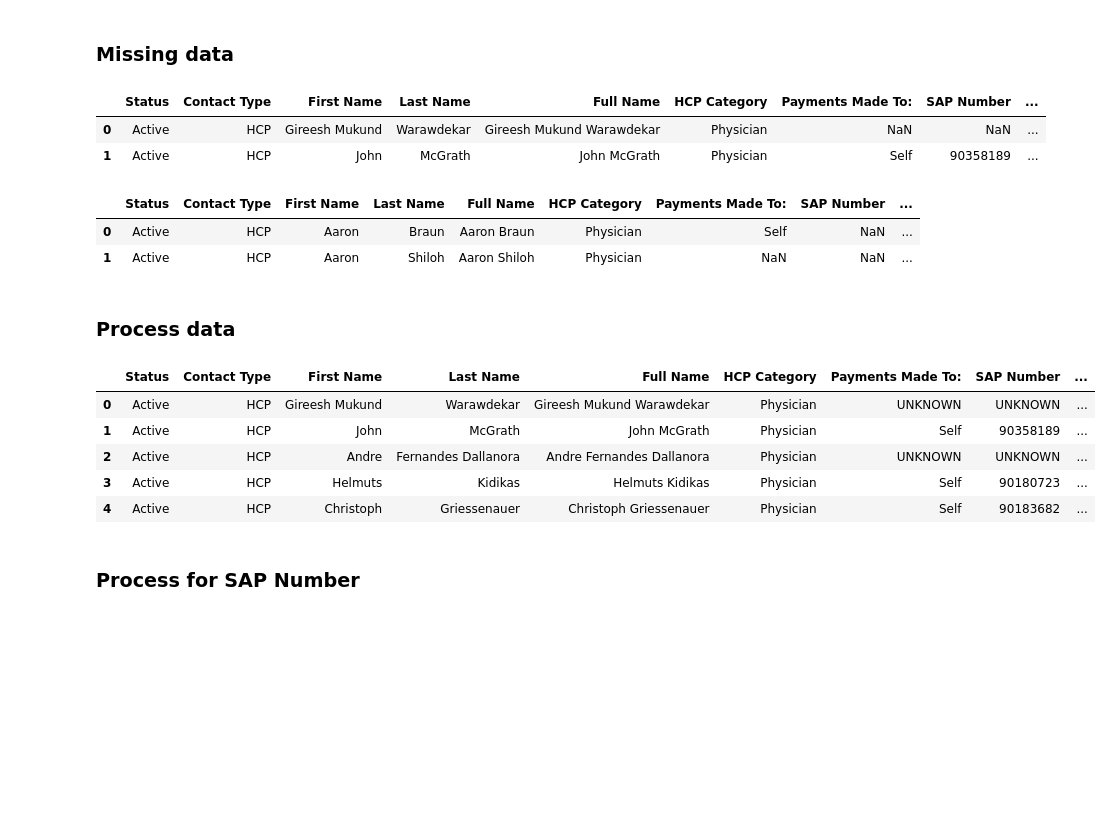
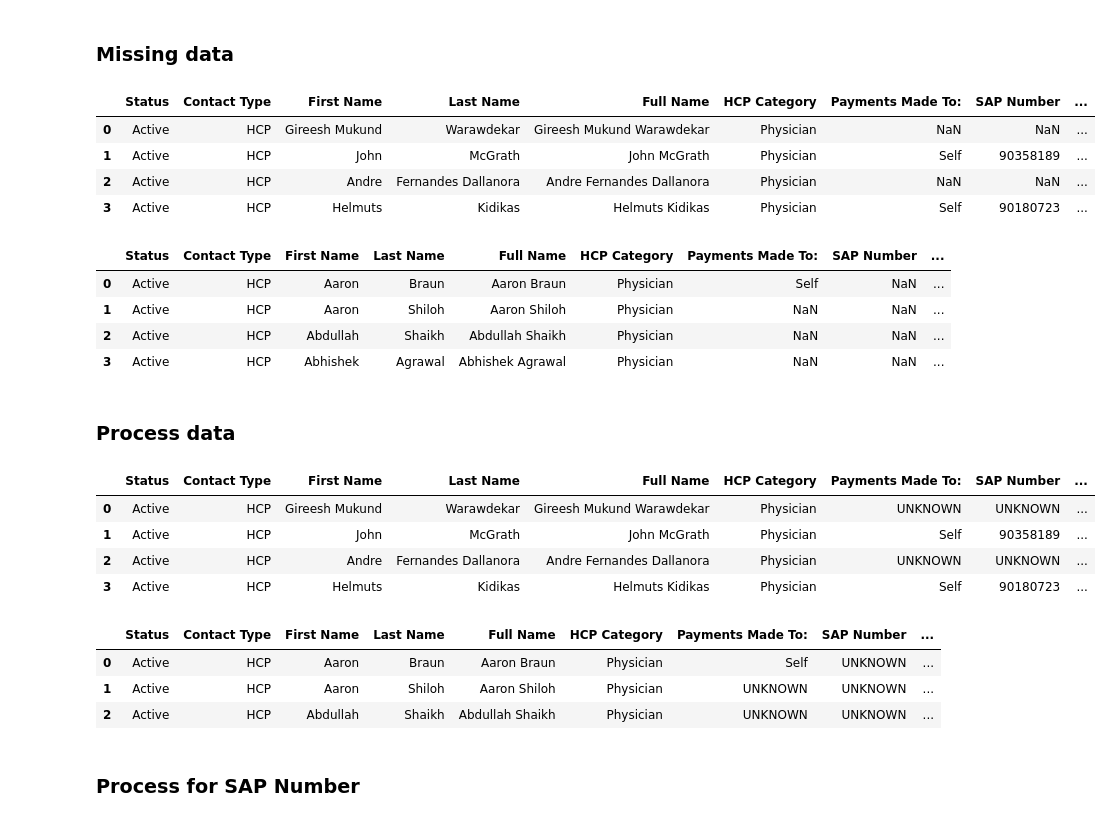
Before and after one commit to lidia-k/PatternX-Duplicate-Finder, a Jupyter notebook: notebook/EntityMatching_demo.ipynb, the cells around one changed output. Drawn from its saved outputs; the diff is of its cells as text; code cells hidden in the pictures; blank space fills up the shorter version.

```diff
--- a/notebook/EntityMatching_demo.ipynb
+++ b/notebook/EntityMatching_demo.ipynb
@@ -142,3 +164,24 @@ def detect_high_missing_features(df: pd.DataFrame, missing_percentage_threshold:
 # %%
 A = A.rename(columns={'Unnamed: 14': "Unnamed"})
 B = B.rename(columns={'Unnamed: 15': "Unnamed"})
+# %%
+def normalize_NPI(df: pd.DataFrame):
+    df['National Physician ID'] = df['National Physician ID'].fillna('UNKNOWN').astype(str)
+    # condition = df['National Physician ID'].astype(str).str.contains("OUS")
+    # df.loc[condition, 'National Physician ID'] = df.loc[condition, 'National Physician ID'].map(lambda x: 9e9)
+
+    # condition = df['National Physician ID'].astype(str).str.contains("CRM/RJ:")
+    # df.loc[condition, 'National Physician ID'] = df.loc[condition, 'National Physician ID'].map(lambda x: float(x.replace("CRM/RJ:", "").strip()) + 9e9)
+
+    # condition = df['National Physician ID'].astype(str).str.contains("CRM/PR:")
+    # df.loc[condition, 'National Physician ID'] = df.loc[condition, 'National Physician ID'].map(lambda x: float(x.replace("CRM/PR:", "").strip()) + 9e9)
+
+    # condition = df['National Physician ID'].astype(str).str.contains("CRM/SP")
+    # df.loc[condition, 'National Physician ID'] = df.loc[condition, 'National Physician ID'].map(lambda x: float(x.replace("CRM/SP", "").strip()) + 9e9)
+
+    # print(df['National Physician ID'].unique())
+    # df['processed_NPI'] = df['National Physician ID'].fillna('EM_' + uuid.uuid4().hex).astype(str)
+    return df
+# %%
+A = normalize_NPI(A)
+B = normalize_NPI(B)
@@ -151,17 +204,21 @@ removed_features = set(removed_features_for_A) & set(removed_features_for_B)
 A = A[[col for col in A.columns if col not in removed_features]]
 B = B[[col for col in B.columns if col not in removed_features]]
 # %%
-A.head(2)
+A.head(4)
 # %% [output]
 |  | Status | Contact Type | First Name | Last Name | Full Name | HCP Category | Payments Made To: | SAP Number | ... |
 | 0 | Active | HCP | Gireesh Mukund | Warawdekar | Gireesh Mukund Warawdekar | Physician | NaN | NaN | ... |
 | 1 | Active | HCP | John | McGrath | John McGrath | Physician | Self | 90358189 | ... |
+| 2 | Active | HCP | Andre | Fernandes Dallanora | Andre Fernandes Dallanora | Physician | NaN | NaN | ... |
+| 3 | Active | HCP | Helmuts | Kidikas | Helmuts Kidikas | Physician | Self | 90180723 | ... |
 # %%
-B.head(2)
+B.head(4)
 # %% [output]
 |  | Status | Contact Type | First Name | Last Name | Full Name | HCP Category | Payments Made To: | SAP Number | ... |
 | 0 | Active | HCP | Aaron | Braun | Aaron Braun | Physician | Self | NaN | ... |
 | 1 | Active | HCP | Aaron | Shiloh | Aaron Shiloh | Physician | NaN | NaN | ... |
+| 2 | Active | HCP | Abdullah | Shaikh | Abdullah Shaikh | Physician | NaN | NaN | ... |
+| 3 | Active | HCP | Abhishek | Agrawal | Abhishek Agrawal | Physician | NaN | NaN | ... |
 # %%
 common_columns = [col for col in A.columns if col in B.columns]
 A = A[common_columns]
@@ -224,14 +283,20 @@ for col in missing_columns_for_B:
 # %% [markdown]
 ### Process data
 # %%
-A.head()
+A.head(4)
 # %% [output]
 |  | Status | Contact Type | First Name | Last Name | Full Name | HCP Category | Payments Made To: | SAP Number | ... |
 | 0 | Active | HCP | Gireesh Mukund | Warawdekar | Gireesh Mukund Warawdekar | Physician | UNKNOWN | UNKNOWN | ... |
 | 1 | Active | HCP | John | McGrath | John McGrath | Physician | Self | 90358189 | ... |
 | 2 | Active | HCP | Andre | Fernandes Dallanora | Andre Fernandes Dallanora | Physician | UNKNOWN | UNKNOWN | ... |
 | 3 | Active | HCP | Helmuts | Kidikas | Helmuts Kidikas | Physician | Self | 90180723 | ... |
-| 4 | Active | HCP | Christoph | Griessenauer | Christoph Griessenauer | Physician | Self | 90183682 | ... |
+# %%
+B.head(3)
+# %% [output]
+|  | Status | Contact Type | First Name | Last Name | Full Name | HCP Category | Payments Made To: | SAP Number | ... |
+| 0 | Active | HCP | Aaron | Braun | Aaron Braun | Physician | Self | UNKNOWN | ... |
+| 1 | Active | HCP | Aaron | Shiloh | Aaron Shiloh | Physician | UNKNOWN | UNKNOWN | ... |
+| 2 | Active | HCP | Abdullah | Shaikh | Abdullah Shaikh | Physician | UNKNOWN | UNKNOWN | ... |
 # %% [markdown]
 ### Process for SAP Number
 # %%
```
Also changed, not shown: parts of 41 cells of this notebook, 1 other file.
